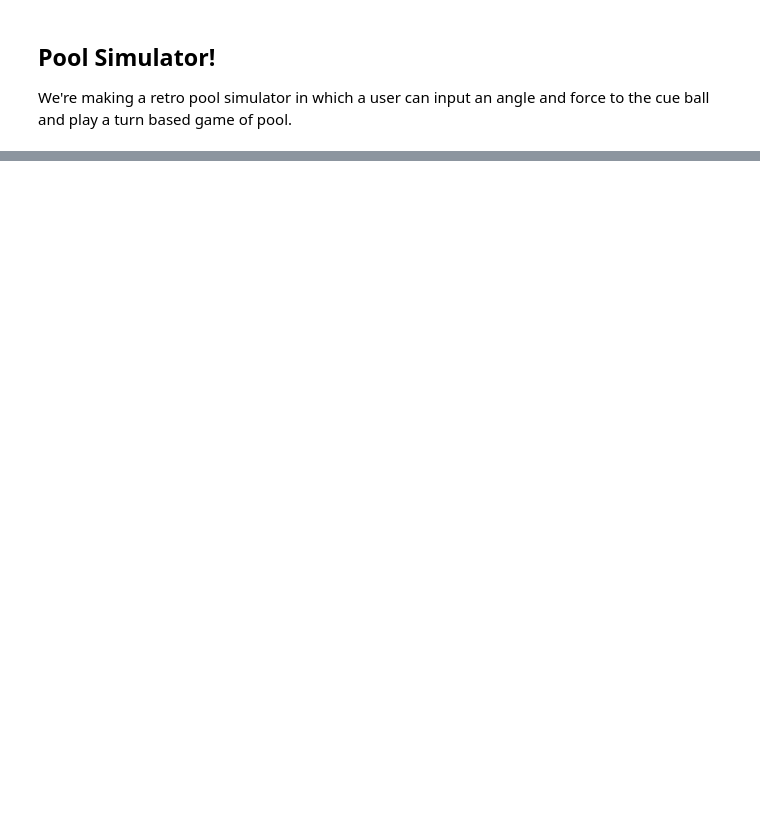
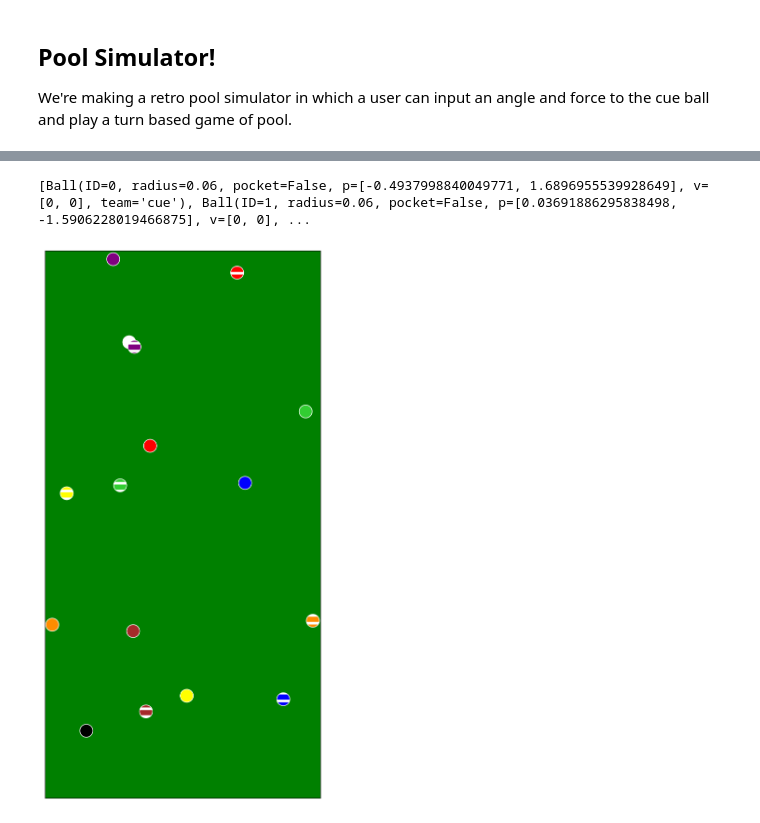
Before and after one commit to eeelie/NotAGraphicalGame, a Jupyter notebook: LetsPlayPool.ipynb, the cells around one changed output, grey strips where cells are left out. Drawn from its saved outputs; the diff is of its cells as text; code cells hidden in the pictures; blank space fills up the shorter version.

Commit message:
Added Plotting to LetsPlayPool

```diff
--- a/LetsPlayPool.ipynb
+++ b/LetsPlayPool.ipynb
@@ -78,6 +89,55 @@ class Simulator():
 #new game
 # %%
 #plotting trajectories
+# %%
+# Get Ball Color for Plot
+def getBallColor(ball: Ball):
+
+    colors = {0: "white", 1: "yellow", 2: "blue", 3: "red", 4: "purple", 5: "darkorange",6: "limegreen", 7: "brown", 8: "black", 9: "yellow", 10: "blue", 11: "red", 12: "purple", 13: "darkorange", 14: "limegreen", 15: "brown"}
+
+    return colors.get(ball.ID)
+# %%
+# Example Ball and State Variables to implement Matplotlib
+balls = []
+for i in range(0, 16):
+    balls += [Ball(i, 0.06, np.random.uniform(-1.21, 1.21), np.random.uniform(-2.48, 2.48), 0, 0)]
+
+print(balls)
+# %% [output]
+[Ball(ID=0, radius=0.06, pocket=False, p=[-0.4937998840049771, 1.6896955539928649], v=[0, 0], team='cue'), Ball(ID=1, radius=0.06, pocket=False, p=[0.03691886295838498, -1.5906228019466875], v=[0, 0], ...
+# %%
+# Create Plot
+W_TABLE = 1.27
+H_TABLE = 2.54
+fig, ax = plt.subplots(figsize=(W_TABLE*6,H_TABLE*6))
+plt.rcParams["hatch.linewidth"] = 4
+
+ax.margins(0.3)
+ax.set_facecolor("green")
+ax.set_ylim(-H_TABLE, H_TABLE)
+ax.set_xlim(-W_TABLE, W_TABLE)
+
+for ball in balls:
+     color = getBallColor(ball)
+
+     if ball.team == "stripe":
+         plotBall = plt.Circle(ball.p, ball.radius, facecolor= color, edgecolor ="white", hatch =r"-")
+     else:
+         plotBall = plt.Circle(ball.p, ball.radius, facecolor= color, edgecolor ="white")
+
+     ax.add_patch(plotBall)
+
+ax.get_yaxis().set_visible(False)
+ax.get_xaxis().set_visible(False)
+
+plt.show()
+
+## Future Implementations:
+#  Animation
+#  Text Showing Points/Whose Turn is Next
+#  More Detailed Table Outline/Pockets
+# %% [output]
+[figure, added]
 # %%
 '''stretch goals:
 
```
Also changed, not shown: parts of 3 cells of this notebook, 2 other files.
